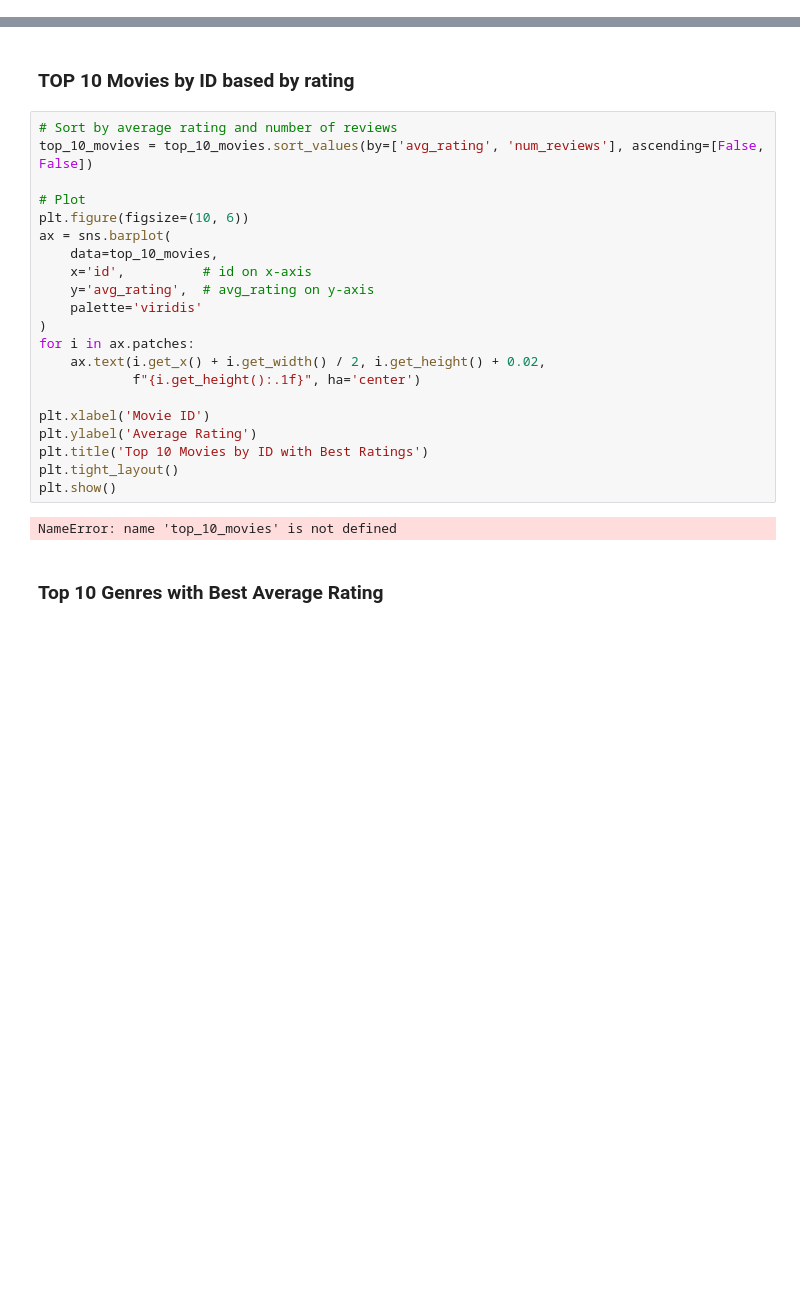
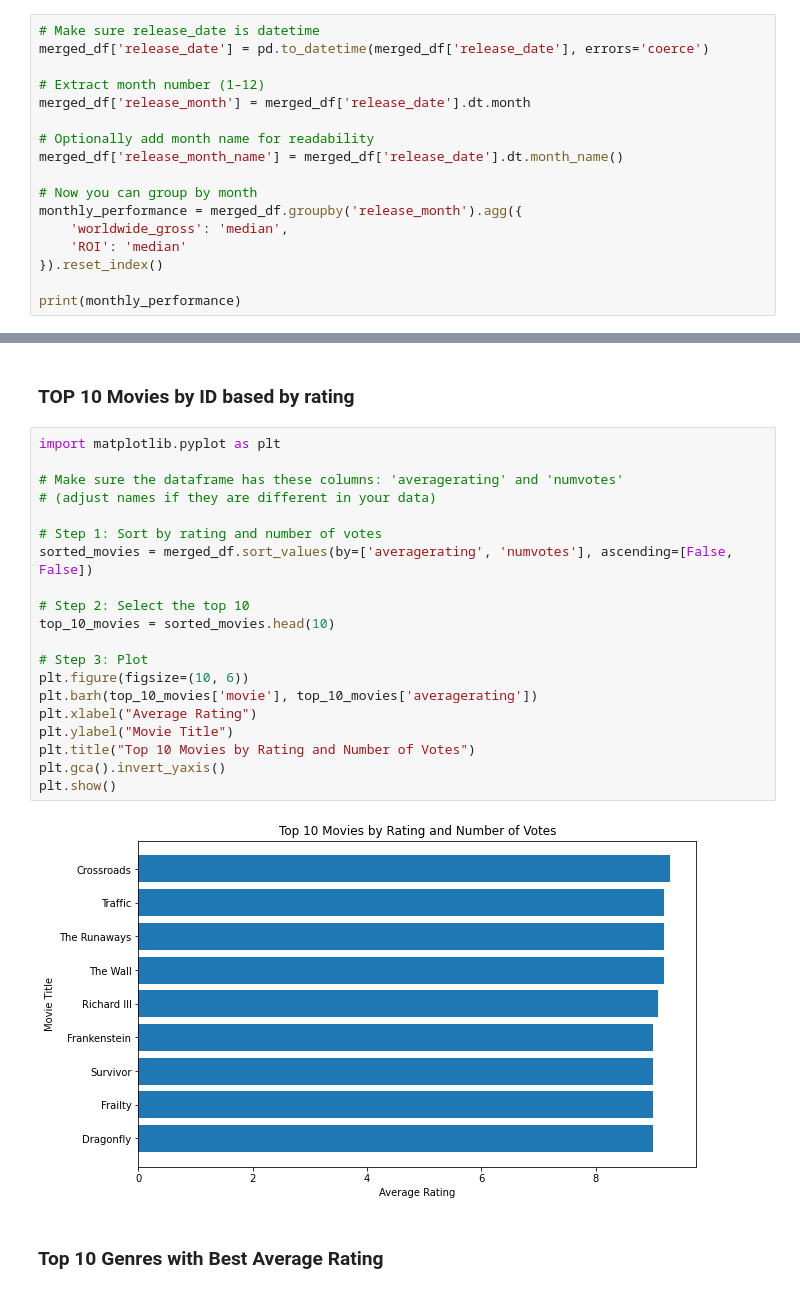
Before and after one commit to Saadia-ramo/phase2_project7, a Jupyter notebook: Notebook.ipynb, the cells around one changed output, grey strips where cells are left out. Drawn from its saved outputs; the diff is of its cells as text; blank space fills up the shorter version.

```diff
--- a/Notebook.ipynb
+++ b/Notebook.ipynb
@@ -848,0 +901,17 @@ plt.show()
+# %%
+# Make sure release_date is datetime
+merged_df['release_date'] = pd.to_datetime(merged_df['release_date'], errors='coerce')
+
+# Extract month number (1–12)
+merged_df['release_month'] = merged_df['release_date'].dt.month
+
+# Optionally add month name for readability
+merged_df['release_month_name'] = merged_df['release_date'].dt.month_name()
+
+# Now you can group by month
+monthly_performance = merged_df.groupby('release_month').agg({
+    'worldwide_gross': 'median',
+    'ROI': 'median'
+}).reset_index()
+
+print(monthly_performance)
@@ -981,29 +1064,28 @@ Dataset shape: (1560, 12)
 Column names: ['id', 'synopsis', 'rate', 'genre', 'director', 'writer', 'theater_date', 'dvd_date', 'currency', 'box_office', 'runtime', 'studio']
 # %% [markdown]
 ### TOP 10 Movies by ID based by rating
-# %%
-# Sort by average rating and number of reviews
-top_10_movies = top_10_movies.sort_values(by=['avg_rating', 'num_reviews'], ascending=[False, False])
-
-# Plot
-plt.figure(figsize=(10, 6))
-ax = sns.barplot(
-    data=top_10_movies,
-    x='id',          # id on x-axis
-    y='avg_rating',  # avg_rating on y-axis
-    palette='viridis'
-)
-for i in ax.patches:
-    ax.text(i.get_x() + i.get_width() / 2, i.get_height() + 0.02,
-            f"{i.get_height():.1f}", ha='center')
-
-plt.xlabel('Movie ID')
-plt.ylabel('Average Rating')
-plt.title('Top 10 Movies by ID with Best Ratings')
-plt.tight_layout()
-plt.show()
-# %% [output]
-NameError: name 'top_10_movies' is not defined
+# %%
+import matplotlib.pyplot as plt
+
+# Make sure the dataframe has these columns: 'averagerating' and 'numvotes'
+# (adjust names if they are different in your data)
+
+# Step 1: Sort by rating and number of votes
+sorted_movies = merged_df.sort_values(by=['averagerating', 'numvotes'], ascending=[False, False])
+
+# Step 2: Select the top 10
+top_10_movies = sorted_movies.head(10)
+
+# Step 3: Plot
+plt.figure(figsize=(10, 6))
+plt.barh(top_10_movies['movie'], top_10_movies['averagerating'])
+plt.xlabel("Average Rating")
+plt.ylabel("Movie Title")
+plt.title("Top 10 Movies by Rating and Number of Votes")
+plt.gca().invert_yaxis()
+plt.show()
+# %% [output]
+[figure, added]
 # %% [markdown]
 ### Top 10 Genres with Best Average Rating
 # %%
```
Also changed, not shown: parts of 48 cells of this notebook.
